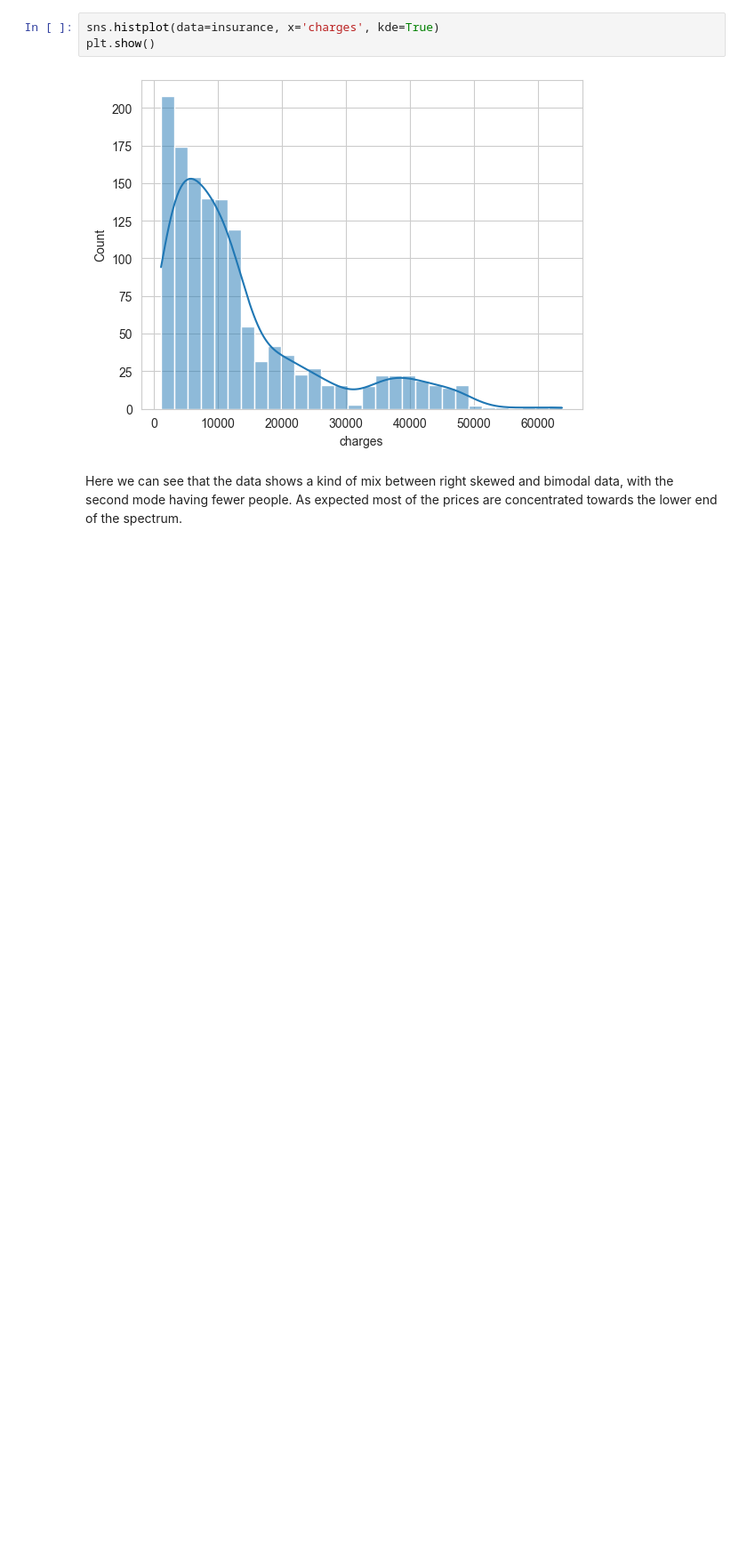
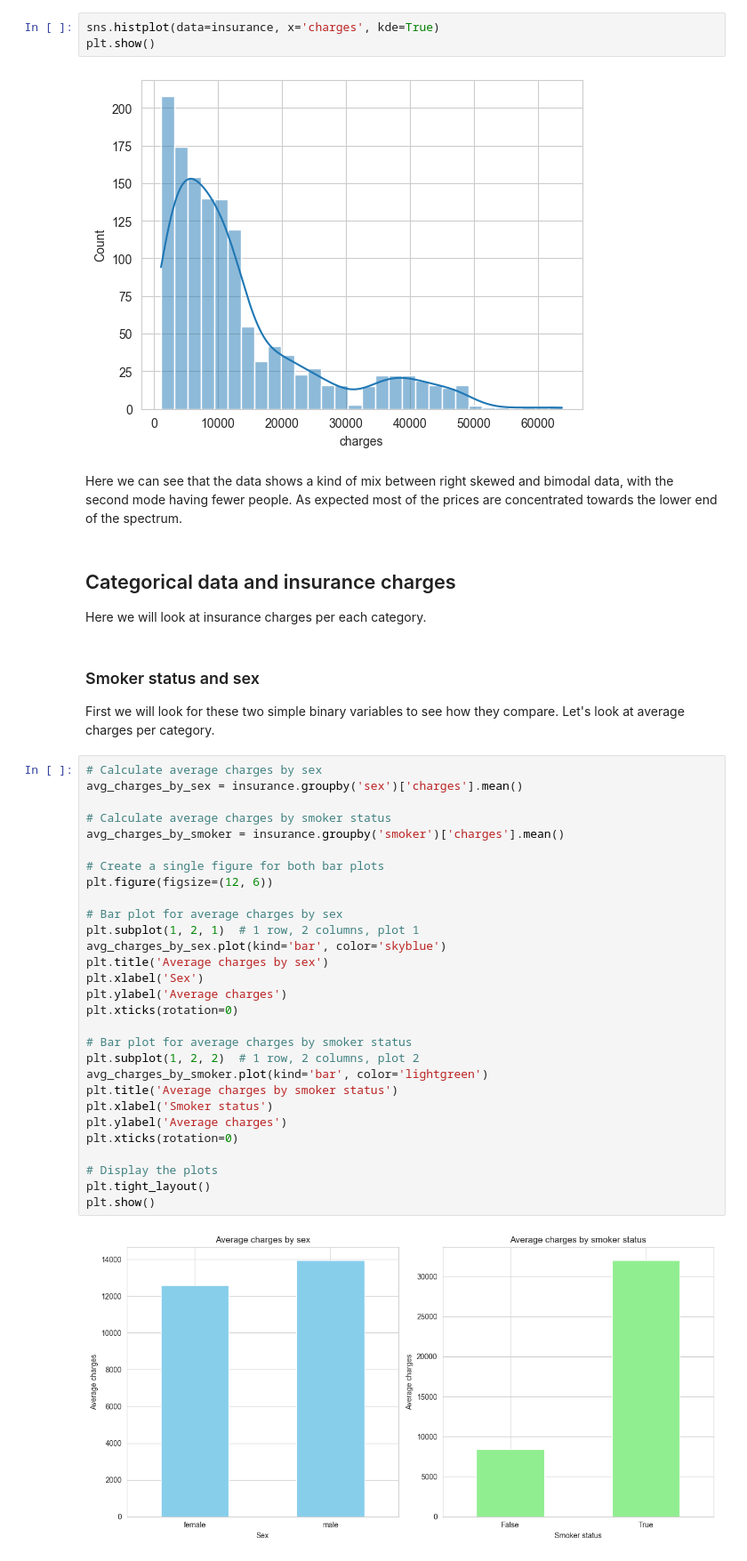
Before and after one commit to ramaz-abdelgadir/Hackathon1-Insurance, a Jupyter notebook: jupyter_notebooks/data_vizualization.ipynb, the cells around one changed output. Shown at 89% size. Cells and saved outputs as stored; diff of their text form; blank space fills up the shorter version.

Commit message:
analyze sex, smoker, region, children

```diff
--- a/jupyter_notebooks/data_vizualization.ipynb
+++ b/jupyter_notebooks/data_vizualization.ipynb
@@ -67,3 +67,40 @@ plt.show()
 [figure]
 # %% [markdown]
 Here we can see that the data shows a kind of mix between right skewed and bimodal data, with the second mode having fewer people. As expected most of the prices are concentrated towards the lower end of the spectrum.
+# %% [markdown]
+## Categorical data and insurance charges
+Here we will look at insurance charges per each category.
+# %% [markdown]
+### Smoker status and sex
+First we will look for these two simple binary variables to see how they compare. Let's look at average charges per category.
+# %%
+# Calculate average charges by sex
+avg_charges_by_sex = insurance.groupby('sex')['charges'].mean()
+
+# Calculate average charges by smoker status
+avg_charges_by_smoker = insurance.groupby('smoker')['charges'].mean()
+
+# Create a single figure for both bar plots
+plt.figure(figsize=(12, 6))
+
+# Bar plot for average charges by sex
+plt.subplot(1, 2, 1)  # 1 row, 2 columns, plot 1
+avg_charges_by_sex.plot(kind='bar', color='skyblue')
+plt.title('Average charges by sex')
+plt.xlabel('Sex')
+plt.ylabel('Average charges')
+plt.xticks(rotation=0)
+
+# Bar plot for average charges by smoker status
+plt.subplot(1, 2, 2)  # 1 row, 2 columns, plot 2
+avg_charges_by_smoker.plot(kind='bar', color='lightgreen')
+plt.title('Average charges by smoker status')
+plt.xlabel('Smoker status')
+plt.ylabel('Average charges')
+plt.xticks(rotation=0)
+
+# Display the plots
+plt.tight_layout()
+plt.show()
+# %% [output]
+[figure, added]
```
Also changed, not shown: parts of 9 cells of this notebook.
